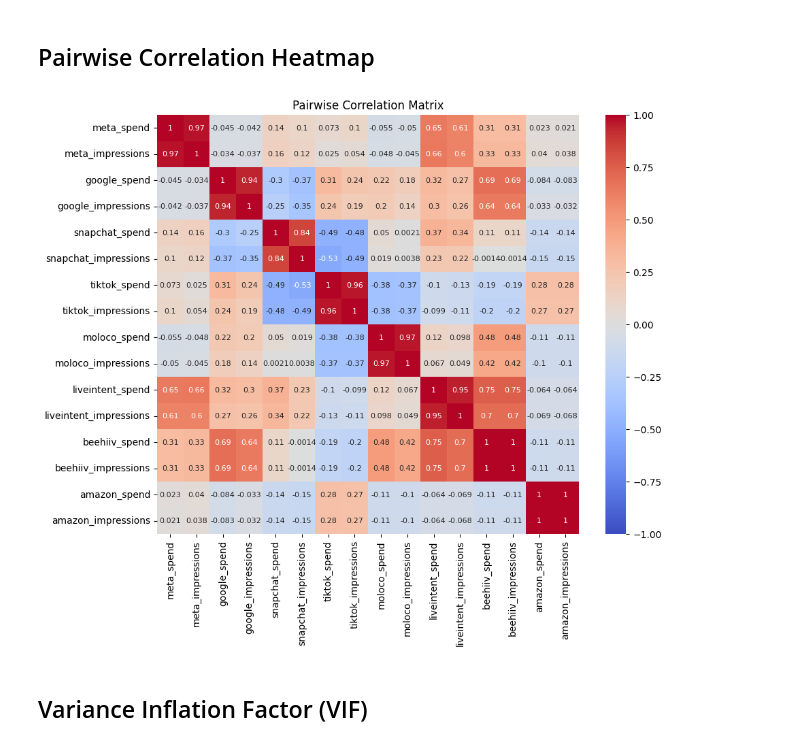
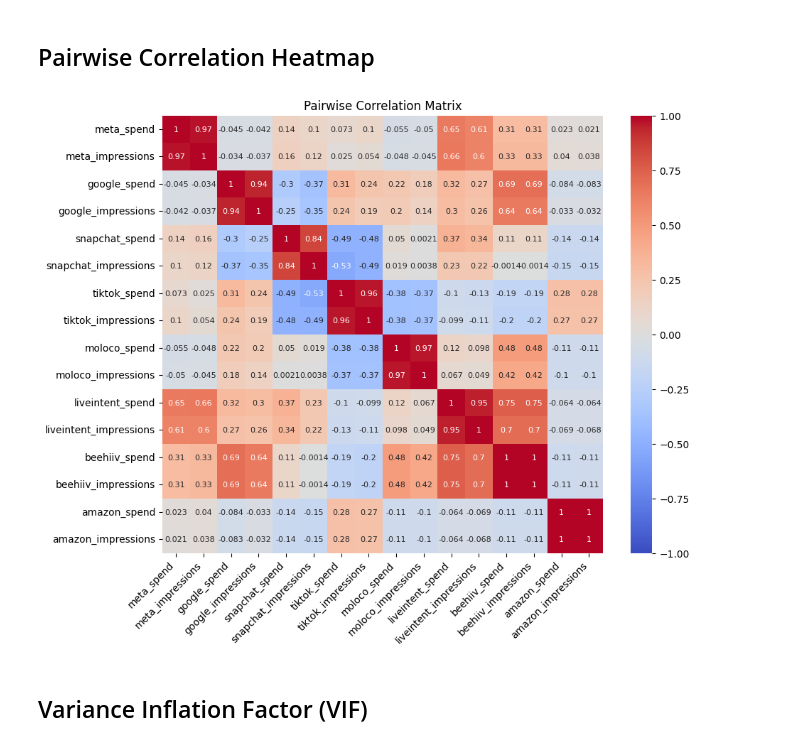
Before and after one commit to pstat197/BlueAlpha3-Synergy-Analysis, a Jupyter notebook: scripts/correlation_analysis.ipynb, the cells around one changed output. Cells and saved outputs as stored; diff of their text form; code cells hidden in the pictures.

```diff
--- a/scripts/correlation_analysis.ipynb
+++ b/scripts/correlation_analysis.ipynb
@@ -50,15 +54,18 @@ Dropped columns with all zero values: ['roku_spend', 'roku_impressions']
 # %%
 # Compute the pairwise correlation matrix
 corr_matrix = corr_data.corr()
 
 # Visualize the correlation matrix
 plt.figure(figsize=(10, 8))
 ax = sns.heatmap(corr_matrix, annot=True, cmap='coolwarm', vmin=-1, vmax=1, annot_kws={"fontsize": 8})
 plt.title('Pairwise Correlation Matrix')
 
+# Rotate x axis labels for better readability
+ax.set_xticklabels(ax.get_xticklabels(), rotation=45, ha='right')
+
 plt.show()
 # %% [output]
-[figure, old version]
+[figure, new version]
 # %% [markdown]
 ## Variance Inflation Factor (VIF)
 # %%
```
Also changed, not shown: parts of 11 cells of this notebook, 1 other file.
